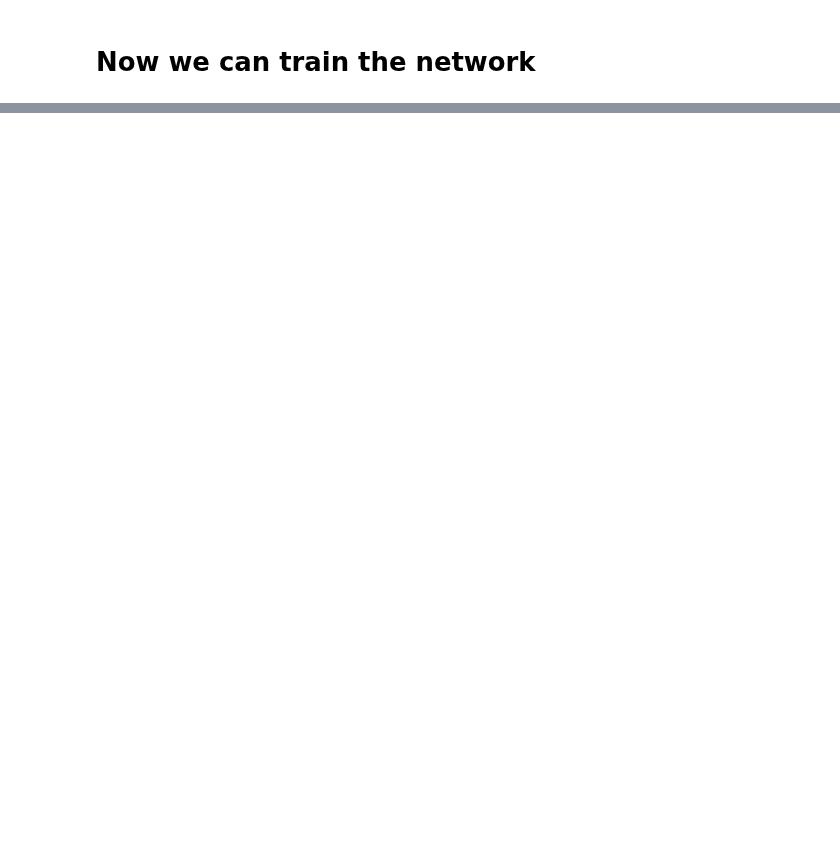
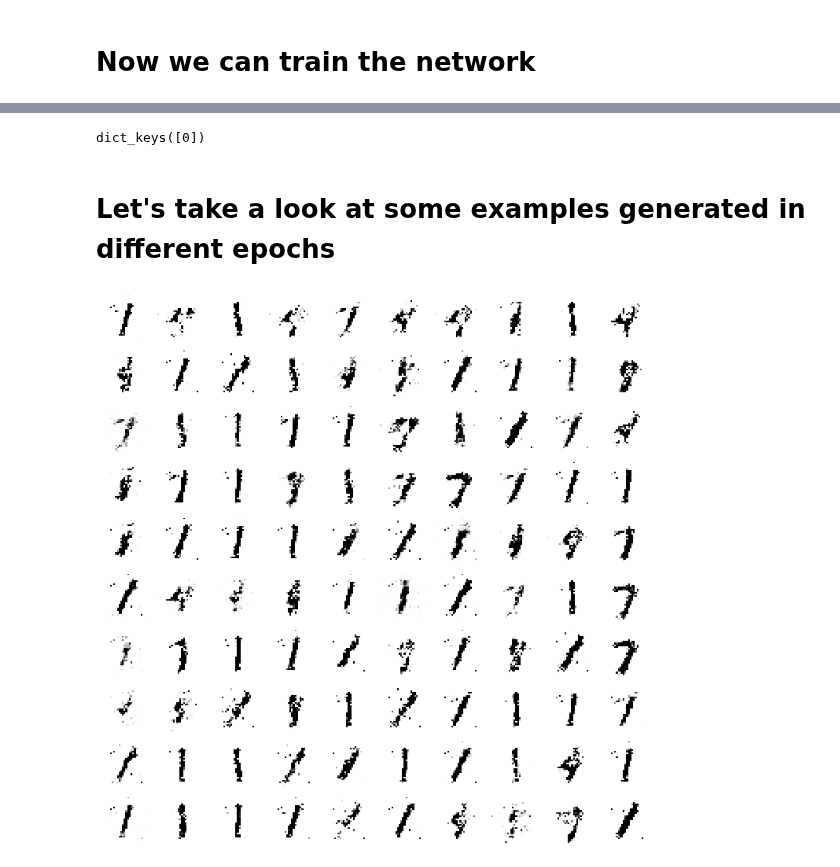
Before and after one commit to vojtechcima/2020-21-ARD, a Jupyter notebook: abd_11.ipynb, the cells around one changed output, grey strips where cells are left out. Drawn from its saved outputs; the diff is of its cells as text; code cells hidden in the pictures; blank space fills up the shorter version.

```diff
--- a/abd_11.ipynb
+++ b/abd_11.ipynb
@@ -241,7 +231,7 @@ def plotLoss(epoch):
 from tqdm import tqdm
 # from tqdm.notebook import tqdm
 # %%
-epochs=50
+epochs=1
 batchSize=128
 batchCount = int(X_train.shape[0] / batchSize)
 
@@ -282,11 +272,11 @@ for epoch in range(0, epochs):
     gLosses.append(gloss)
 
     # Save models every 20 epochs
-    if e == 1 or e % 20 == 0:
+    if epoch == 1 or epoch % 20 == 0:
         saveModels(epoch)
         noise = np.random.normal(0, 1, size=[generated_examples, randomDim])
         generatedImages = generator.predict(noise)
-        generatedImages = generatedImages.reshape(examples, 28, 28)
-        generated_images[e] = generatedImages
+        generatedImages = generatedImages.reshape(generated_examples, 28, 28)
+        generated_images[epoch] = generatedImages
 # %% [output]
 ----- Epoch: 0 -----
@@ -293,0 +295,21 @@ KeyboardInterrupt:
+# %%
+# See that the epochs were saved
+generated_images.keys()
+# %% [output]
+dict_keys([0])
+# %% [markdown]
+# Let's take a look at some examples generated in different epochs
+# %%
+def show_examples(epoch=0):
+    selected_examples = generated_images[epoch]
+    dim = (10,10)
+    plt.figure(figsize=(10,10))
+    for i in range(selected_examples.shape[0]):
+        plt.subplot(dim[0], dim[1], i+1)
+        plt.imshow(selected_examples[i], interpolation='nearest', cmap='gray_r')
+        plt.axis('off')
+    plt.tight_layout()
+# %%
+show_examples(0)
+# %% [output]
+[figure, added]
```
Also changed, not shown: parts of 10 cells of this notebook, 7 other files.
